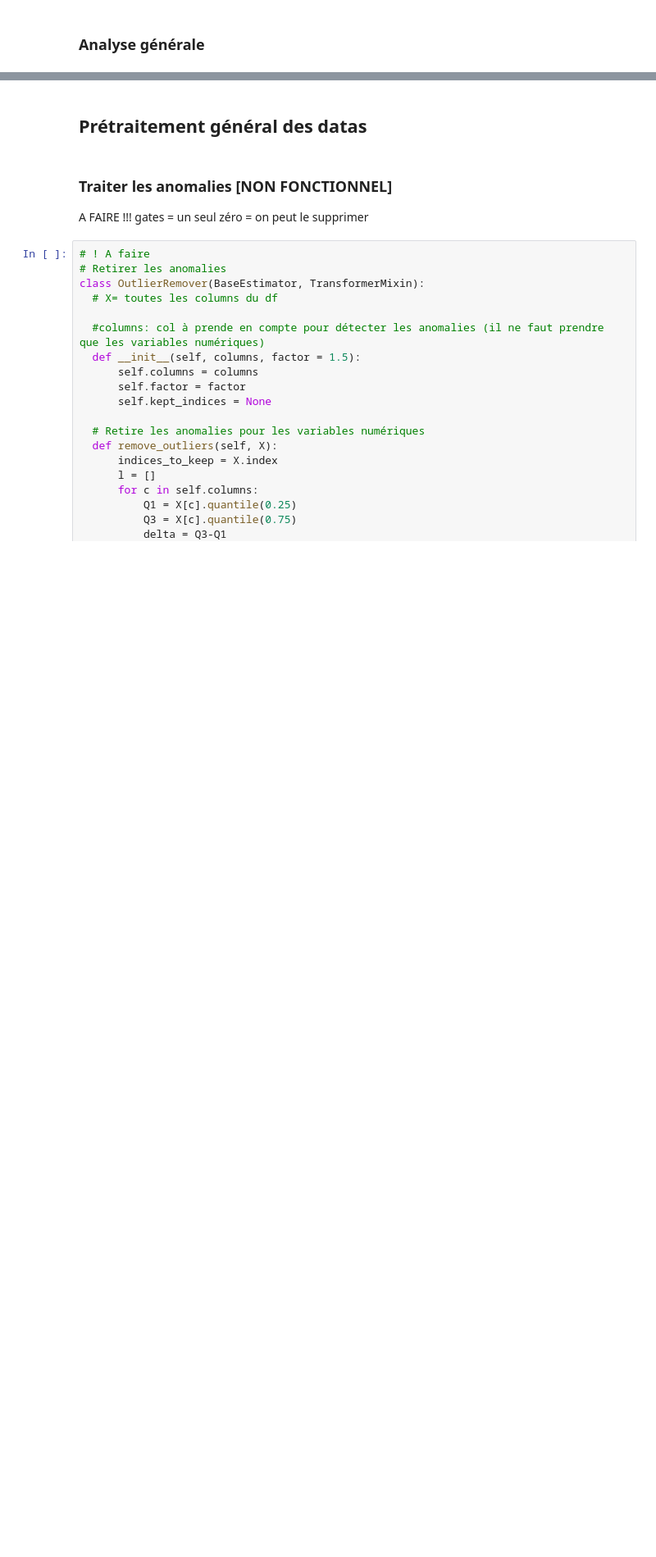
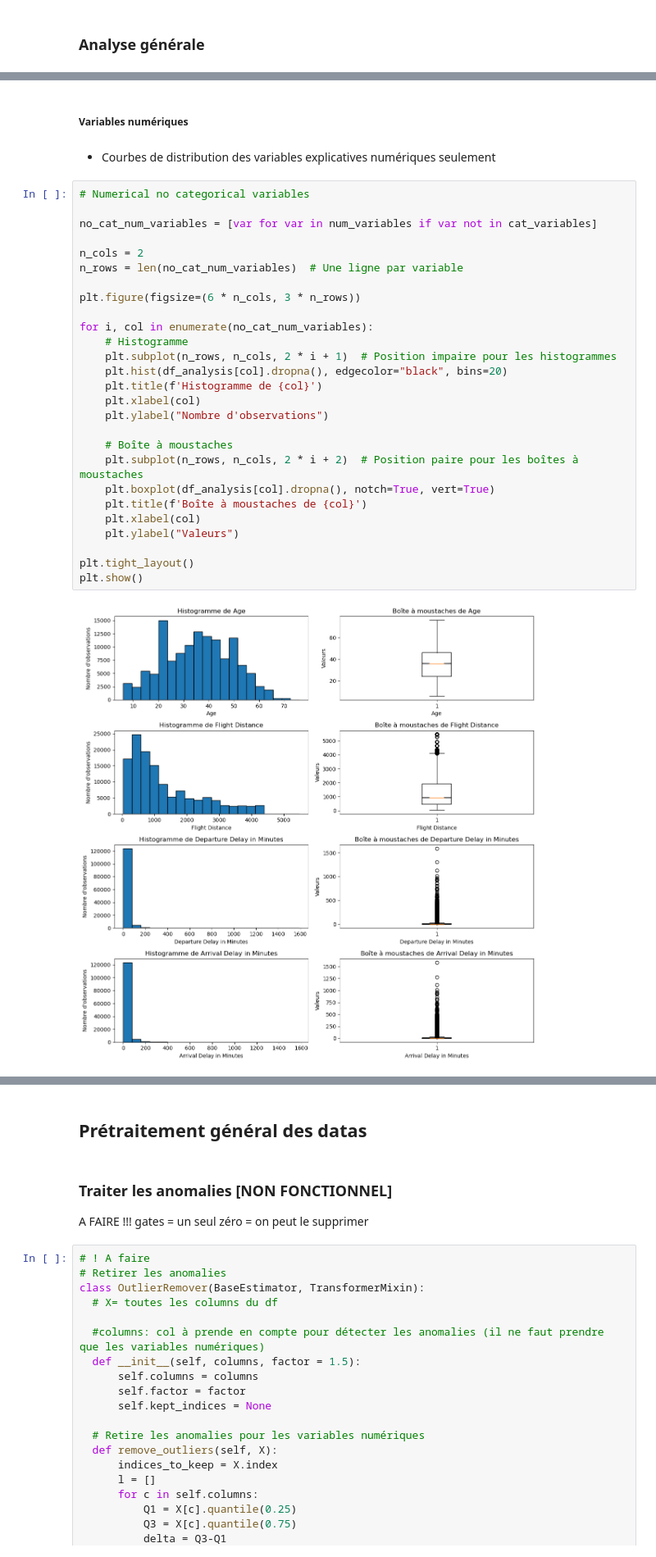
Before and after one commit to ophelie-gaudin/4MLSP-project, a Jupyter notebook: 1- pretraitement.ipynb, the cells around one changed output, grey strips where cells are left out. Shown: that part at 82% size. Cells and saved outputs as stored; diff of their text form; blank space fills up the shorter version.

```diff
--- a/1- pretraitement.ipynb
+++ b/1- pretraitement.ipynb
@@ -453,0 +291,33 @@ plt.show()
+# %% [markdown]
+##### Variables numériques
+# %% [markdown]
+- Courbes de distribution des variables explicatives numériques seulement
+# %%
+# Numerical no categorical variables
+
+no_cat_num_variables = [var for var in num_variables if var not in cat_variables]
+
+n_cols = 2
+n_rows = len(no_cat_num_variables)  # Une ligne par variable
+
+plt.figure(figsize=(6 * n_cols, 3 * n_rows))
+
+for i, col in enumerate(no_cat_num_variables):
+    # Histogramme
+    plt.subplot(n_rows, n_cols, 2 * i + 1)  # Position impaire pour les histogrammes
+    plt.hist(df_analysis[col].dropna(), edgecolor="black", bins=20)
+    plt.title(f'Histogramme de {col}')
+    plt.xlabel(col)
+    plt.ylabel("Nombre d'observations")
+
+    # Boîte à moustaches
+    plt.subplot(n_rows, n_cols, 2 * i + 2)  # Position paire pour les boîtes à moustaches
+    plt.boxplot(df_analysis[col].dropna(), notch=True, vert=True)
+    plt.title(f'Boîte à moustaches de {col}')
+    plt.xlabel(col)
+    plt.ylabel("Valeurs")
+
+plt.tight_layout()
+plt.show()
+# %% [output]
+[figure, added]
```
Also changed, not shown: parts of 78 cells of this notebook, 15 other files.
